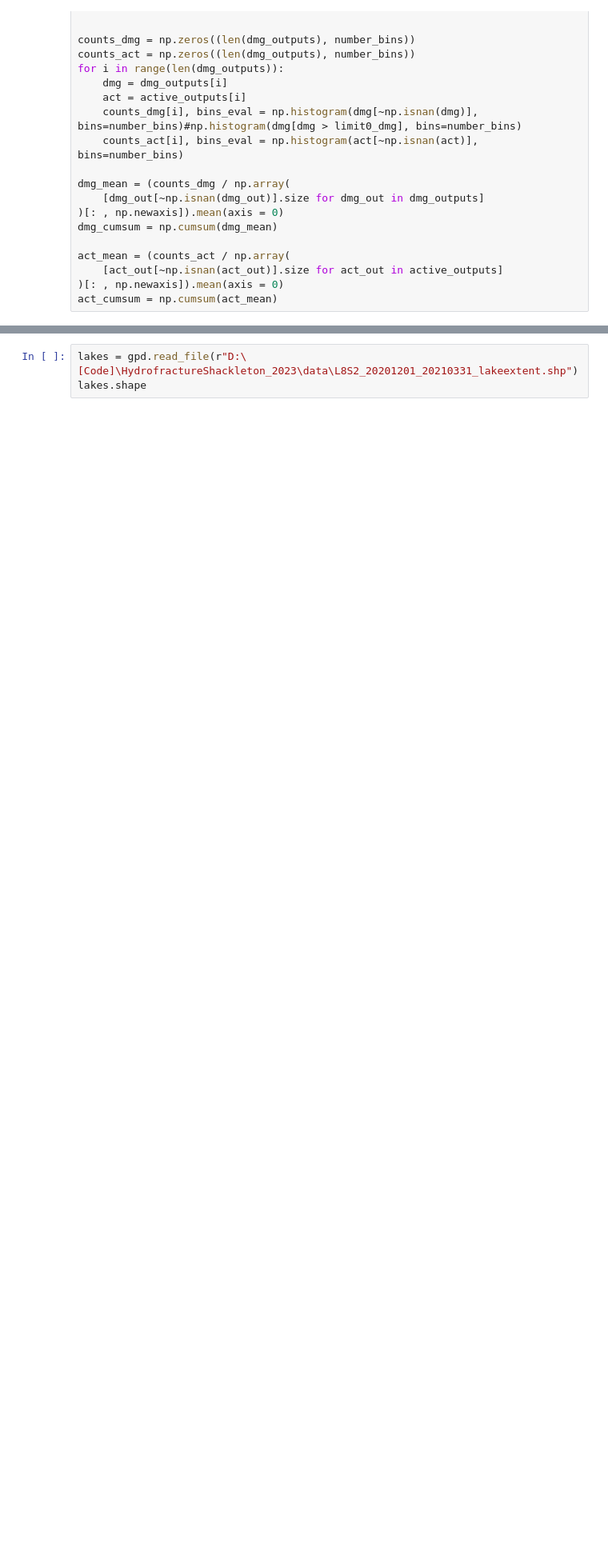
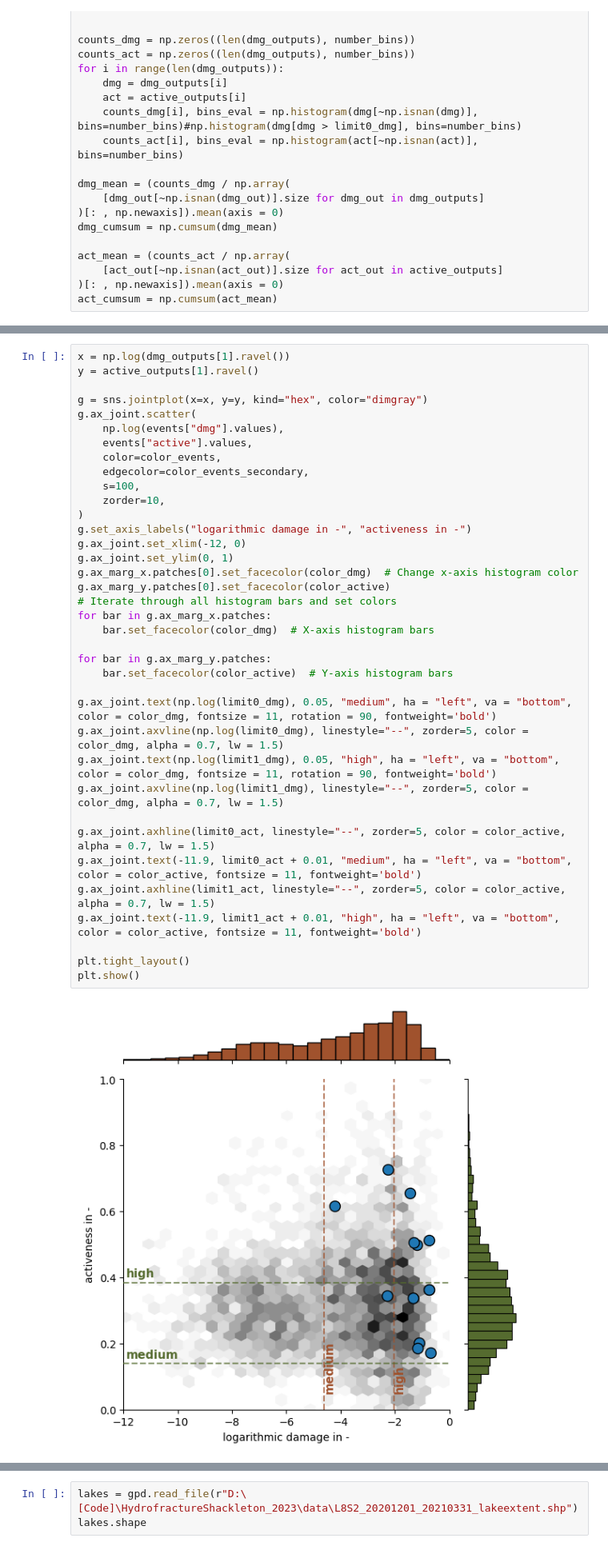
Before and after one commit to js-chemE/HydrofractureShackleton_2023, a Jupyter notebook: figure02.ipynb, the cells around one changed output, grey strips where cells are left out. Shown at 80% size. Saved outputs shown, nothing was run; the diff lists cells and outputs as text; blank space fills up the shorter version.

```diff
--- a/figure02.ipynb
+++ b/figure02.ipynb
@@ -557,3 +578,42 @@ plt.show()
+# %%
+x = np.log(dmg_outputs[1].ravel())
+y = active_outputs[1].ravel()
+
+g = sns.jointplot(x=x, y=y, kind="hex", color="dimgray")
+g.ax_joint.scatter(
+    np.log(events["dmg"].values),
+    events["active"].values,
+    color=color_events,
+    edgecolor=color_events_secondary,
+    s=100,
+    zorder=10,
+)
+g.set_axis_labels("logarithmic damage in -", "activeness in -")
+g.ax_joint.set_xlim(-12, 0)
+g.ax_joint.set_ylim(0, 1)
+g.ax_marg_x.patches[0].set_facecolor(color_dmg)  # Change x-axis histogram color
+g.ax_marg_y.patches[0].set_facecolor(color_active)
+# Iterate through all histogram bars and set colors
+for bar in g.ax_marg_x.patches:
+    bar.set_facecolor(color_dmg)  # X-axis histogram bars
+
+for bar in g.ax_marg_y.patches:
+    bar.set_facecolor(color_active)  # Y-axis histogram bars
+
+g.ax_joint.text(np.log(limit0_dmg), 0.05, "medium", ha = "left", va = "bottom", color = color_dmg, fontsize = 11, rotation = 90, fontweight='bold')
+g.ax_joint.axvline(np.log(limit0_dmg), linestyle="--", zorder=5, color = color_dmg, alpha = 0.7, lw = 1.5)
+g.ax_joint.text(np.log(limit1_dmg), 0.05, "high", ha = "left", va = "bottom", color = color_dmg, fontsize = 11, rotation = 90, fontweight='bold')
+g.ax_joint.axvline(np.log(limit1_dmg), linestyle="--", zorder=5, color = color_dmg, alpha = 0.7, lw = 1.5)
+
+g.ax_joint.axhline(limit0_act, linestyle="--", zorder=5, color = color_active, alpha = 0.7, lw = 1.5)
+g.ax_joint.text(-11.9, limit0_act + 0.01, "medium", ha = "left", va = "bottom", color = color_active, fontsize = 11, fontweight='bold')
+g.ax_joint.axhline(limit1_act, linestyle="--", zorder=5, color = color_active, alpha = 0.7, lw = 1.5)
+g.ax_joint.text(-11.9, limit1_act + 0.01, "high", ha = "left", va = "bottom", color = color_active, fontsize = 11, fontweight='bold')
+
+plt.tight_layout()
+plt.show()
+# %% [output]
+[figure, added]
 # %%
 size_events2 = 80
 
```
Also changed, not shown: parts of 8 cells of this notebook, 9 other files.
